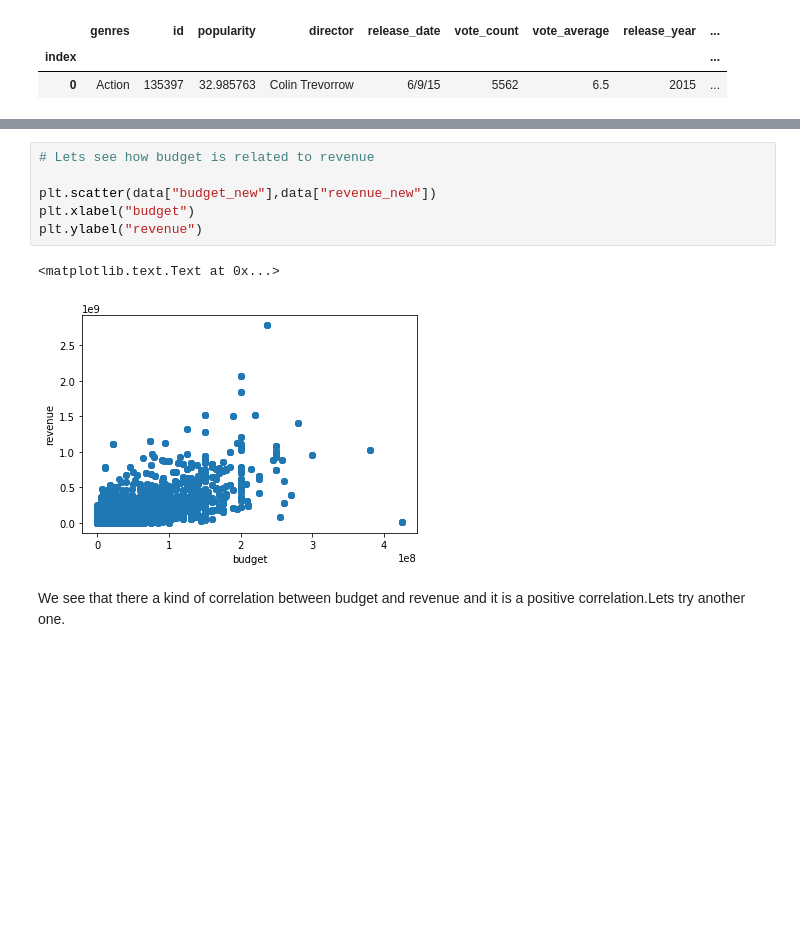
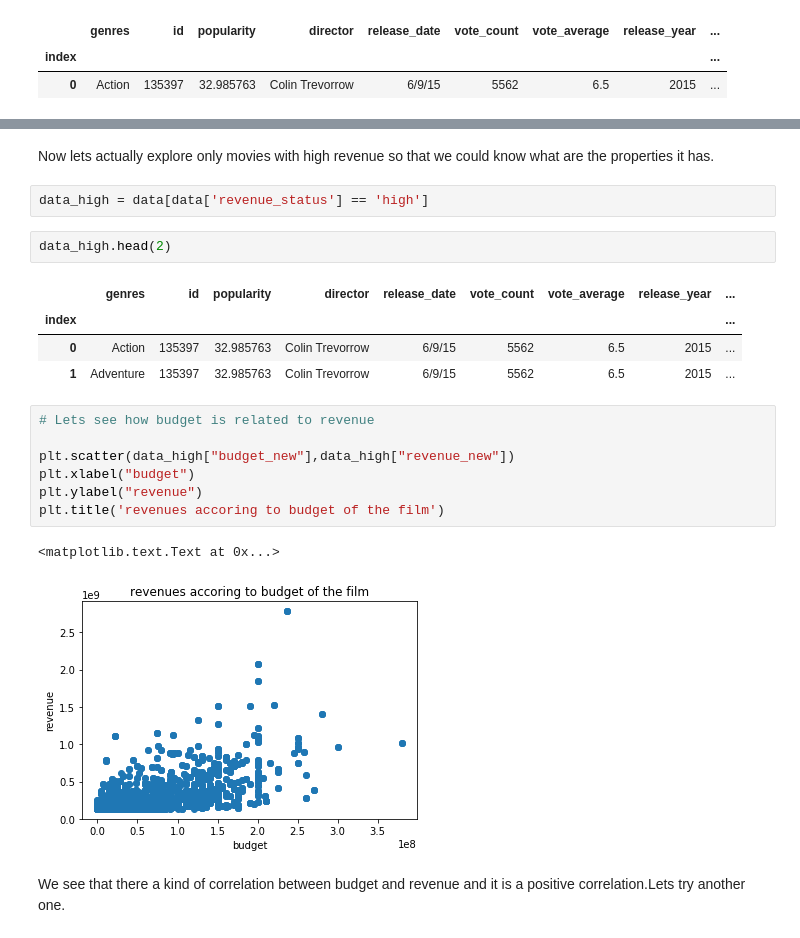
Before and after one commit to vsanjay/Investigating_a_dataset, a Jupyter notebook: investigate-a-dataset-template.ipynb, the cells around one changed output, grey strips where cells are left out. Cells and saved outputs as stored; diff of their text form; blank space fills up the shorter version.

```diff
--- a/investigate-a-dataset-template.ipynb
+++ b/investigate-a-dataset-template.ipynb
@@ -264,12 +315,24 @@ data.head(1)
+# %% [markdown]
+Now lets actually explore only movies with high revenue so that we could know what are the properties it has.
+# %%
+data_high = data[data['revenue_status'] == 'high']
+# %%
+data_high.head(2)
+# %% [output]
+|  | genres | id | popularity | director | release_date | vote_count | vote_average | release_year | ... |
+| index |  |  |  |  |  |  |  |  | ... |
+| 0 | Action | 135397 | 32.985763 | Colin Trevorrow | 6/9/15 | 5562 | 6.5 | 2015 | ... |
+| 1 | Adventure | 135397 | 32.985763 | Colin Trevorrow | 6/9/15 | 5562 | 6.5 | 2015 | ... |
 # %%
 # Lets see how budget is related to revenue
 
-plt.scatter(data["budget_new"],data["revenue_new"])
+plt.scatter(data_high["budget_new"],data_high["revenue_new"])
 plt.xlabel("budget")
 plt.ylabel("revenue")
+plt.title('revenues accoring to budget of the film')
 # %% [output]
 <matplotlib.text.Text at 0x...>
-[figure, old version]
+[figure, new version]
 # %% [markdown]
 We see that there a kind of correlation between budget and revenue and it is a positive correlation.Lets try another one.
 # %%
```
Also changed, not shown: parts of 16 cells of this notebook, 2 other files.
